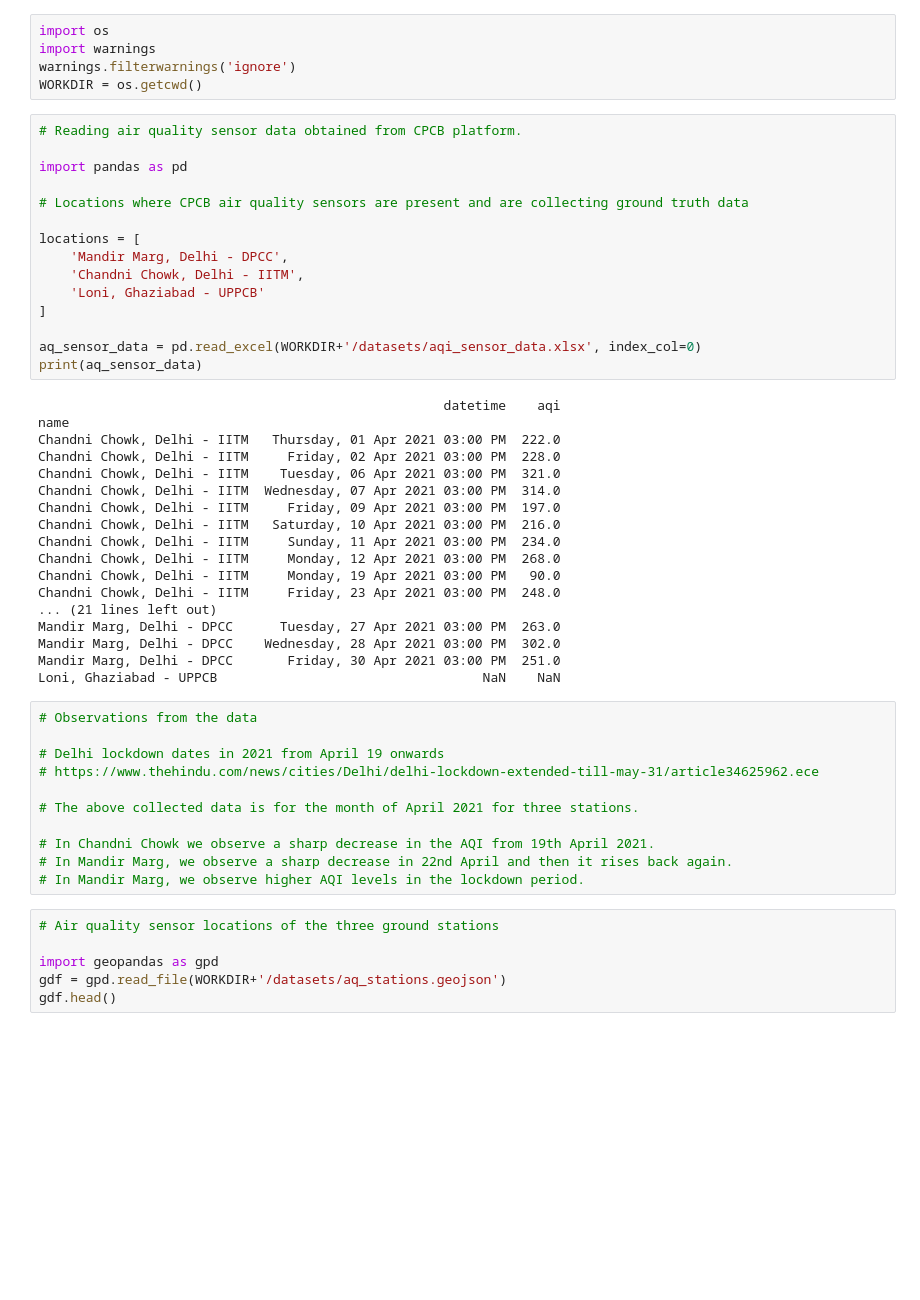
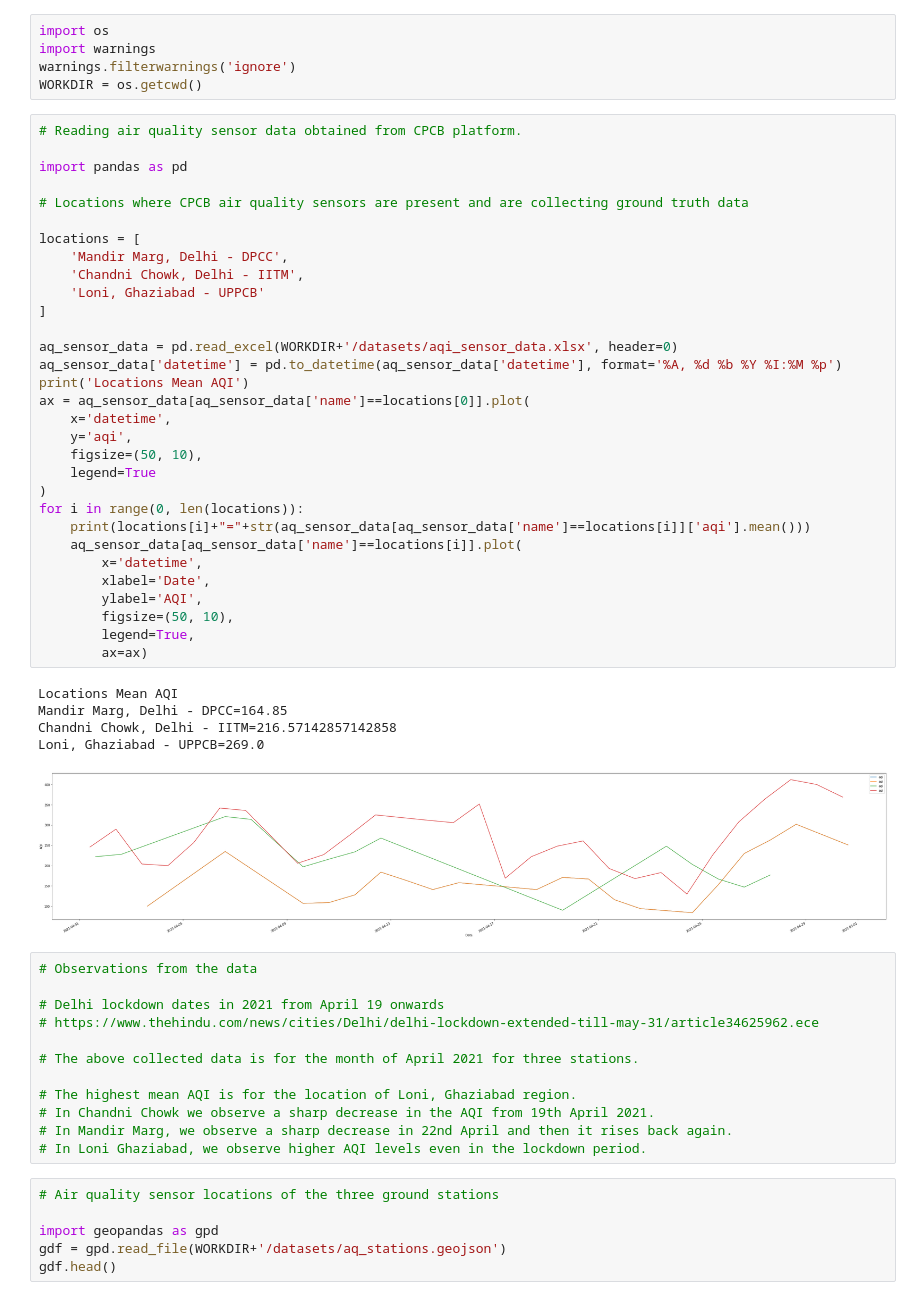
Before and after one commit to palsreturn2/bsa-assignment-saptarshi, a Jupyter notebook: main.ipynb, the cells around one changed output. Saved outputs shown, nothing was run; the diff lists cells and outputs as text; blank space fills up the shorter version.

```diff
--- a/main.ipynb
+++ b/main.ipynb
@@ -6,36 +6,40 @@ WORKDIR = os.getcwd()
 # %%
 # Reading air quality sensor data obtained from CPCB platform.
 
 import pandas as pd
 
 # Locations where CPCB air quality sensors are present and are collecting ground truth data
 
 locations = [
     'Mandir Marg, Delhi - DPCC',
     'Chandni Chowk, Delhi - IITM',
     'Loni, Ghaziabad - UPPCB'
 ]
 
-aq_sensor_data = pd.read_excel(WORKDIR+'/datasets/aqi_sensor_data.xlsx', index_col=0)
-print(aq_sensor_data)
+aq_sensor_data = pd.read_excel(WORKDIR+'/datasets/aqi_sensor_data.xlsx', header=0)
+aq_sensor_data['datetime'] = pd.to_datetime(aq_sensor_data['datetime'], format='%A, %d %b %Y %I:%M %p')
+print('Locations Mean AQI')
+ax = aq_sensor_data[aq_sensor_data['name']==locations[0]].plot(
+    x='datetime',
+    y='aqi',
+    figsize=(50, 10),
+    legend=True
+)
+for i in range(0, len(locations)):
+    print(locations[i]+"="+str(aq_sensor_data[aq_sensor_data['name']==locations[i]]['aqi'].mean()))
+    aq_sensor_data[aq_sensor_data['name']==locations[i]].plot(
+        x='datetime',
+        xlabel='Date',
+        ylabel='AQI',
+        figsize=(50, 10),
+        legend=True,
+        ax=ax)
 # %% [output]
-                                                    datetime    aqi
-name
-Chandni Chowk, Delhi - IITM   Thursday, 01 Apr 2021 03:00 PM  222.0
-Chandni Chowk, Delhi - IITM     Friday, 02 Apr 2021 03:00 PM  228.0
-Chandni Chowk, Delhi - IITM    Tuesday, 06 Apr 2021 03:00 PM  321.0
-Chandni Chowk, Delhi - IITM  Wednesday, 07 Apr 2021 03:00 PM  314.0
-Chandni Chowk, Delhi - IITM     Friday, 09 Apr 2021 03:00 PM  197.0
-Chandni Chowk, Delhi - IITM   Saturday, 10 Apr 2021 03:00 PM  216.0
-Chandni Chowk, Delhi - IITM     Sunday, 11 Apr 2021 03:00 PM  234.0
-Chandni Chowk, Delhi - IITM     Monday, 12 Apr 2021 03:00 PM  268.0
-Chandni Chowk, Delhi - IITM     Monday, 19 Apr 2021 03:00 PM   90.0
-Chandni Chowk, Delhi - IITM     Friday, 23 Apr 2021 03:00 PM  248.0
-... (21 lines left out)
-Mandir Marg, Delhi - DPCC      Tuesday, 27 Apr 2021 03:00 PM  263.0
-Mandir Marg, Delhi - DPCC    Wednesday, 28 Apr 2021 03:00 PM  302.0
-Mandir Marg, Delhi - DPCC       Friday, 30 Apr 2021 03:00 PM  251.0
-Loni, Ghaziabad - UPPCB                                  NaN    NaN
+Locations Mean AQI
+Mandir Marg, Delhi - DPCC=164.85
+Chandni Chowk, Delhi - IITM=216.57142857142858
+Loni, Ghaziabad - UPPCB=269.0
+[figure, added]
 # %%
 # Observations from the data
 
@@ -44,9 +48,10 @@ Loni, Ghaziabad - UPPCB                                  NaN    NaN
 
 # The above collected data is for the month of April 2021 for three stations.
 
+# The highest mean AQI is for the location of Loni, Ghaziabad region.
 # In Chandni Chowk we observe a sharp decrease in the AQI from 19th April 2021.
 # In Mandir Marg, we observe a sharp decrease in 22nd April and then it rises back again.
-# In Mandir Marg, we observe higher AQI levels in the lockdown period.
+# In Loni Ghaziabad, we observe higher AQI levels even in the lockdown period.
 # %%
 # Air quality sensor locations of the three ground stations
 
```
Also changed, not shown: parts of 2 cells of this notebook, 5 other files.
